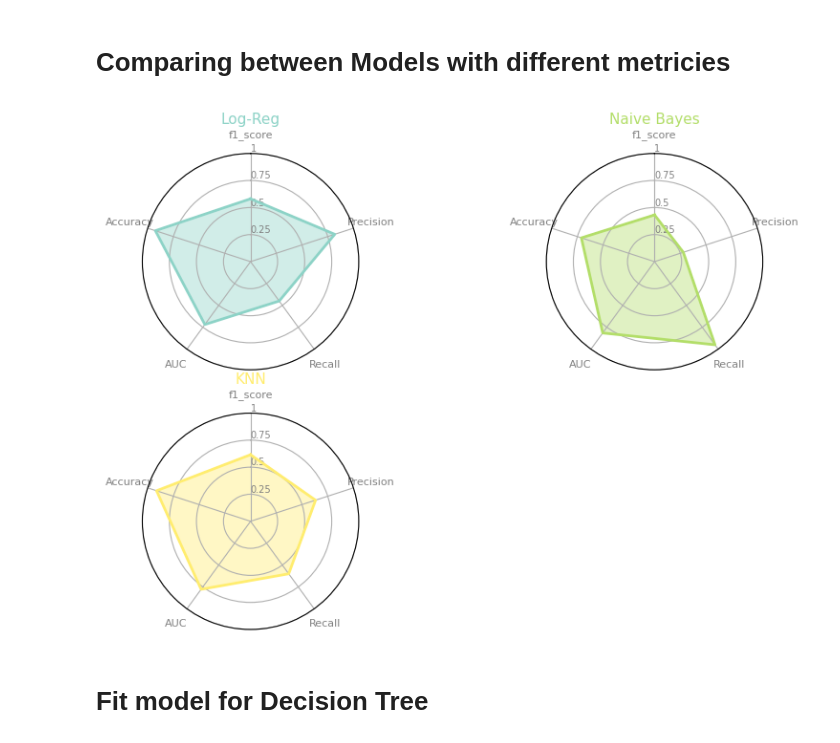
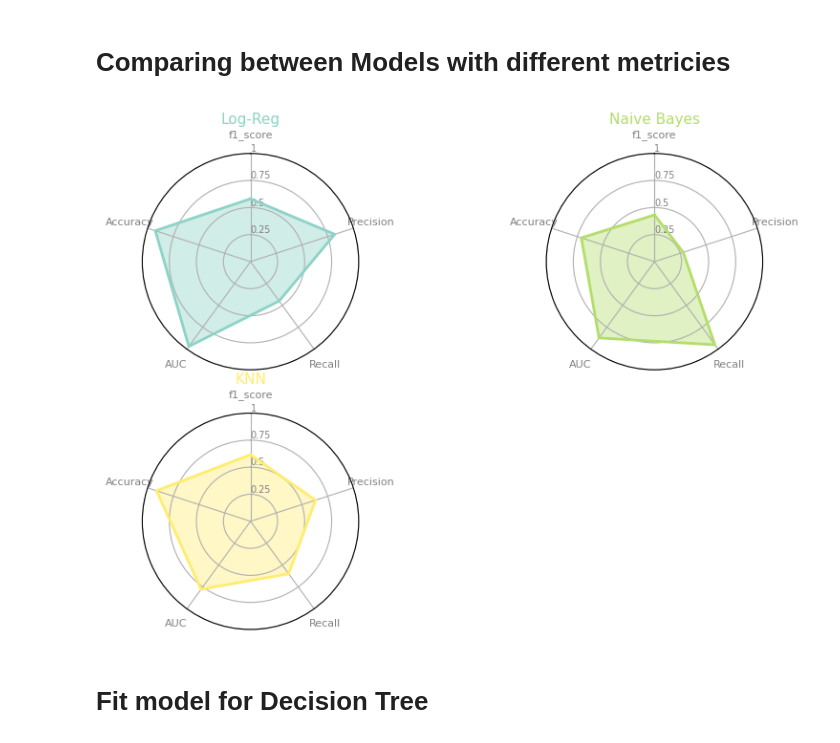
Before and after one commit to Heba2h/COVID-19-Outcome-Prediction, a Jupyter notebook: logistic_KNN_naive_SVM_DT.ipynb, the cells around one changed output. Cells and saved outputs as stored; diff of their text form; code cells hidden in the pictures.

```diff
--- a/logistic_KNN_naive_SVM_DT.ipynb
+++ b/logistic_KNN_naive_SVM_DT.ipynb
@@ -423,35 +418,34 @@ def make_spider(row, title, color):
 # %%
 # Libraries
 from math import pi
-from sklearn.metrics import roc_auc_score
 # Set data
 df = pd.DataFrame( {
     'group': ['Log-Reg', 'Naive Bayes', 'KNN'],
     'f1_score': [f1_score(y_test, ypred_logreg),  f1_score(y_test, y_pred_naive),\
                  f1_score(y_test, ypred_KNN)],
     'Precision': [precision_score(y_test, ypred_logreg),  precision_score(y_test, y_pred_naive),\
                    precision_score(y_test, ypred_KNN)],
     'Recall': [recall_score(y_test, ypred_logreg),  recall_score(y_test, y_pred_naive),\
                 recall_score(y_test, ypred_KNN)],
-    'AUC': [roc_auc_score(y_test, ypred_logreg),  roc_auc_score(y_test, y_pred_naive), \
-             roc_auc_score(y_test, ypred_KNN)],
+    'AUC': [roc_auc_score(y_test, y_pred_prob_log),  roc_auc_score(y_test, y_pred_prob_naive), \
+             roc_auc_score(y_test, y_pred_KNN_prob)],
     'Accuracy':  [accuracy_score(y_test, ypred_logreg ),  accuracy_score(y_test, y_pred_naive), \
                    accuracy_score(y_test, ypred_KNN)]
 })
 
 # PART 2: Apply the function to all individuals
 # initialize the figure
 my_dpi = 100
 plt.figure(figsize=(1000/my_dpi, 1000/my_dpi), dpi=my_dpi)
 
 # Create a color palette:
 my_palette = plt.cm.get_cmap("Set3", len(df.index))
 
 # Loop to plot
 for row in range(0, len(df.index)):
     make_spider(row=row, title=df['group'][row], color=my_palette(row))
 # %% [output]
-[figure, old version]
+[figure, new version]
 # %% [markdown]
 # Fit model for Decision Tree
 # %% [markdown]
```
Also changed, not shown: parts of 17 cells of this notebook, 1 other file.
